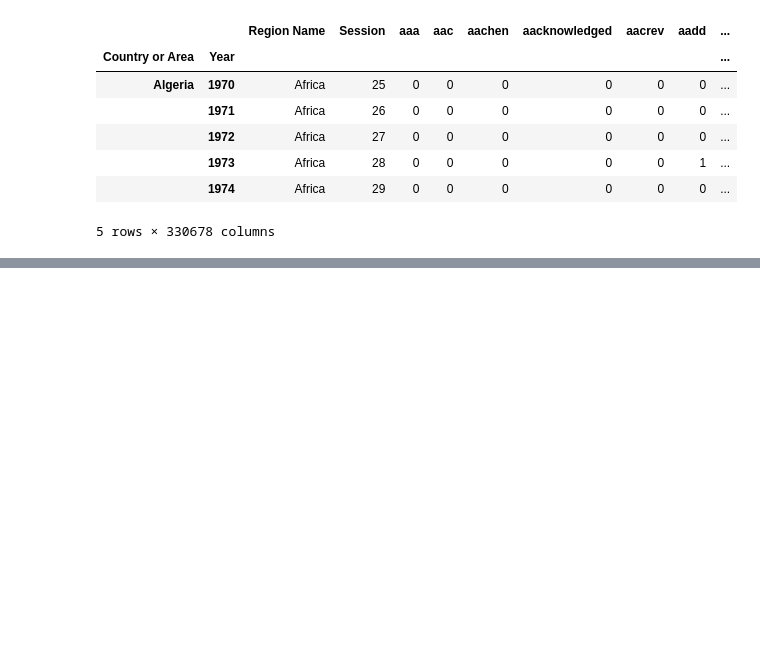
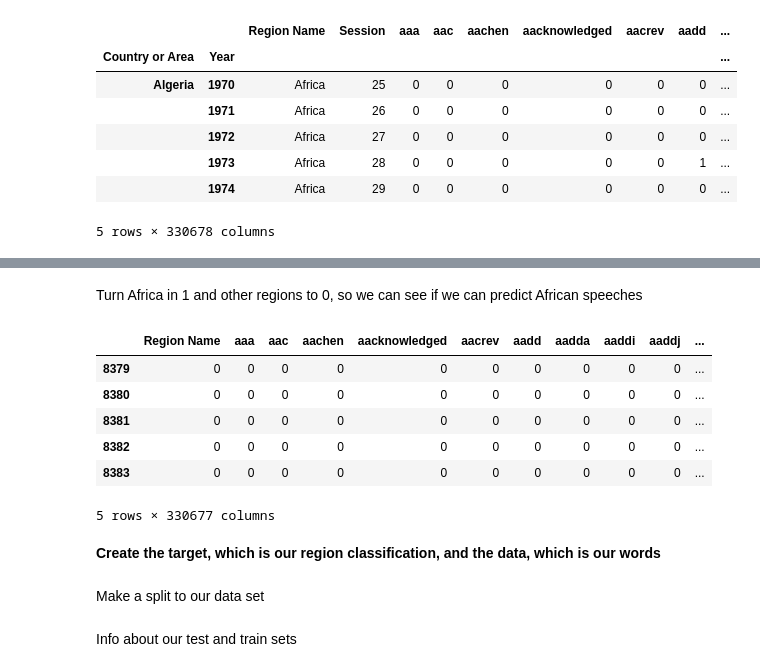
Before and after one commit to Ilna/Debates_And_WorldHappiness_Datasets_Classification, a Jupyter notebook: FDS_Assignment1_Ilia(clean and combine data)-WORDS.ipynb, the cells around one changed output, grey strips where cells are left out. Saved outputs shown, nothing was run; the diff lists cells and outputs as text; code cells hidden in the pictures; blank space fills up the shorter version.

```diff
--- a/FDS_Assignment1_Ilia(clean and combine data)-WORDS.ipynb
+++ b/FDS_Assignment1_Ilia(clean and combine data)-WORDS.ipynb
@@ -262,0 +323,17 @@ countryYearWordsUnmerged.head()
+# %% [markdown]
+Turn Africa in 1 and other regions to 0, so we can see if we can predict African speeches
+# %%
+replace_values = { "Africa" : 1, "Americas" : 0,"Europe" : 0, "Asia" : 0, "Oceania" : 0}
+
+countryYearWordsUnmerged.replace({"Region Name" : replace_values}, inplace=True)
+countryYearWordsUnmerged.tail()
+# %% [output]
+|  | Region Name | aaa | aac | aachen | aacknowledged | aacrev | aadd | aadda | aaddi | aaddj | ... |
+| 8379 | 0 | 0 | 0 | 0 | 0 | 0 | 0 | 0 | 0 | 0 | ... |
+| 8380 | 0 | 0 | 0 | 0 | 0 | 0 | 0 | 0 | 0 | 0 | ... |
+| 8381 | 0 | 0 | 0 | 0 | 0 | 0 | 0 | 0 | 0 | 0 | ... |
+| 8382 | 0 | 0 | 0 | 0 | 0 | 0 | 0 | 0 | 0 | 0 | ... |
+| 8383 | 0 | 0 | 0 | 0 | 0 | 0 | 0 | 0 | 0 | 0 | ... |
+5 rows × 330677 columns
+# %% [markdown]
+**Create the target, which is our region classification, and the data, which is our words**
@@ -262,0 +343,2 @@ countryYearWordsUnmerged.head()
+# %% [markdown]
+Make a split to our data set
@@ -262,0 +349,2 @@ countryYearWordsUnmerged.head()
+# %% [markdown]
+Info about our test and train sets
```
Also changed, not shown: parts of 18 cells of this notebook.
